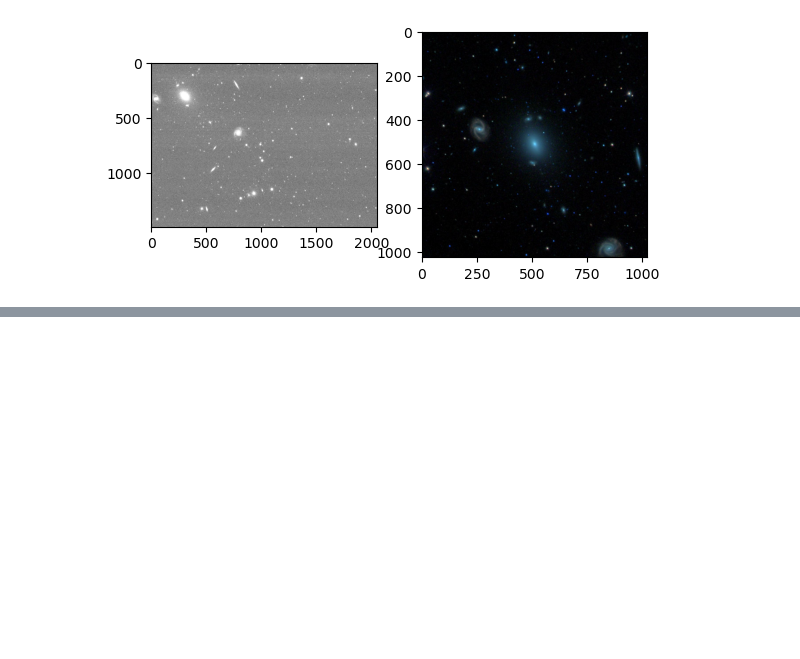
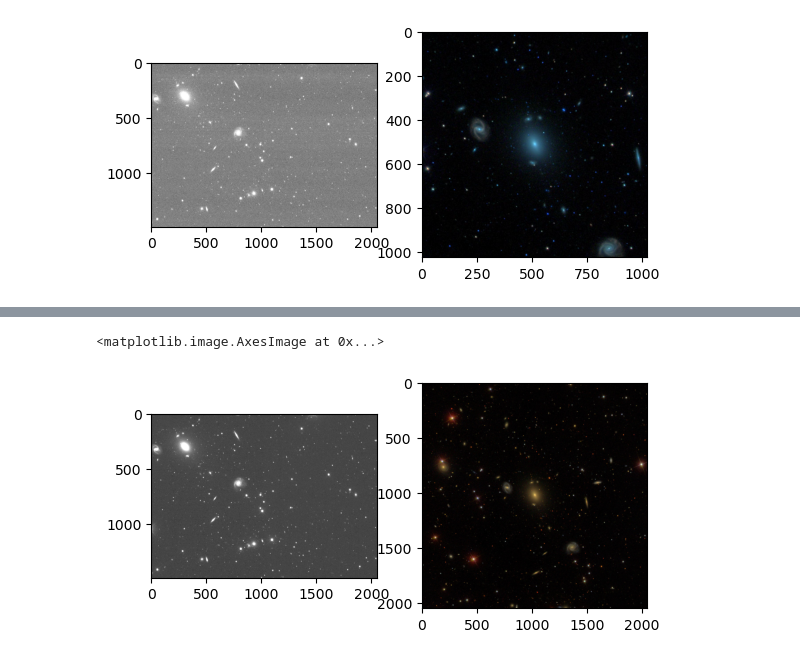
Before and after one commit to KLohithSaradhi/Gravitational-Lensing-Detection, a Jupyter notebook: exploring_data.ipynb, the cells around one changed output, grey strips where cells are left out. Cells and saved outputs as stored; diff of their text form; code cells hidden in the pictures; blank space fills up the shorter version.

```diff
--- a/exploring_data.ipynb
+++ b/exploring_data.ipynb
@@ -100,0 +148,20 @@ if result:
+# %%
+data = fits.open("test_0_i.fits")
+image = data[0].data
+
+clipped_image = np.clip(image, -0.5, 0.5)
+# jpg_img = cv2.imread("/Volumes/Backup Plus/Lohith_Files/Lensing_detection_data/SDSS_data/lens/000001.jpg")
+jpg_img = cv2.imread("./lens__big_0.jpg")
+jpg_img = cv2.cvtColor(jpg_img, cv2.COLOR_BGR2RGB)
+jpg_img = cv2.rotate(jpg_img, cv2.ROTATE_90_CLOCKWISE)
+
+
+
+plt.subplot(1,2,1)
+plt.imshow(clipped_image,cmap="gray")
+
+plt.subplot(1,2,2)
+plt.imshow(jpg_img[::-1])
+# %% [output]
+<matplotlib.image.AxesImage at 0x...>
+[figure, added]
```
Also changed, not shown: parts of 10 cells of this notebook, 2 other files.
